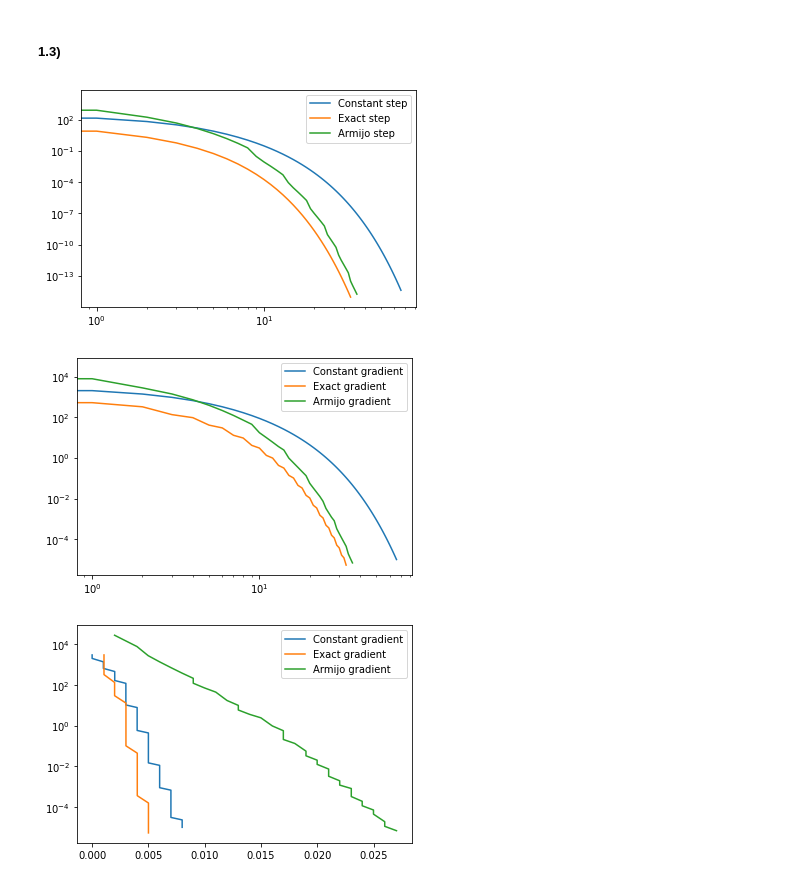
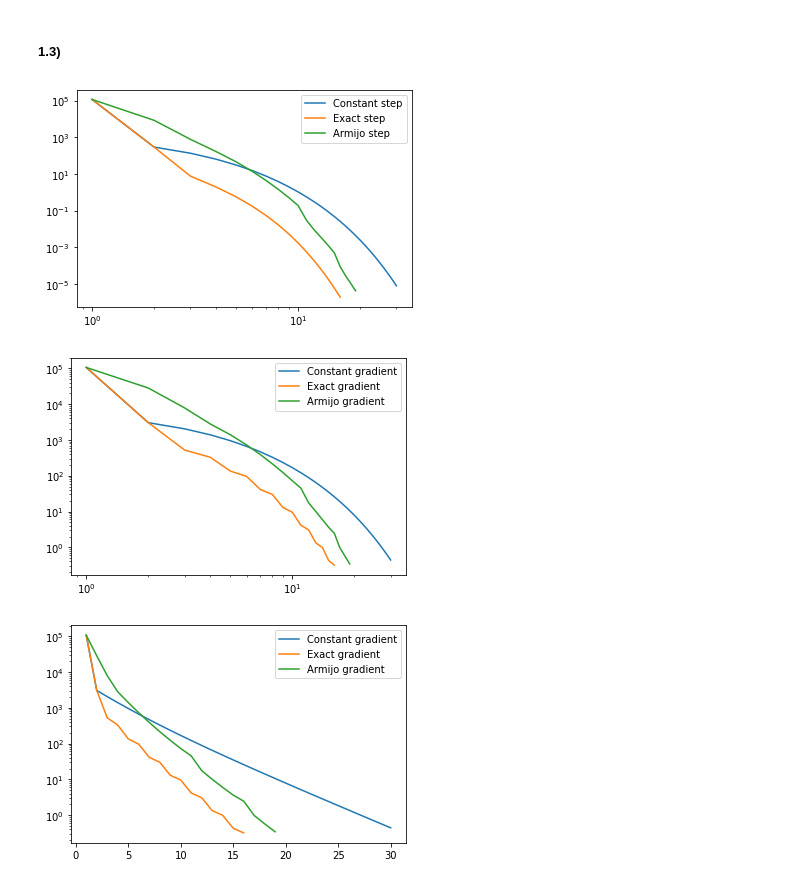
Before and after one commit to OfekGlick/Homework, a Jupyter notebook: NLM/NLM_EX_4.ipynb, the cells around one changed output. Cells and saved outputs as stored; diff of their text form; code cells hidden in the pictures.

Commit message:
NLM: fixed plotting issue

```diff
--- a/NLM/NLM_EX_4.ipynb
+++ b/NLM/NLM_EX_4.ipynb
@@ -32,3 +8,25 @@ def generic_grad(f, gf, lsearch, x0, eps):
+# %%
+def generic_grad(f, gf, lsearch, x0, eps):
+    fs = []
+    gs = []
+    ts = []
+    start = time()
+    x_k = x0
+    fs.append(f(x_k))
+    gs.append(np.linalg.norm(gf(x_k)))
+    ts.append(time()-start)
+    while True:
+        t = lsearch(f, x_k, gf(x_k))
+        x_k_1 = x_k - t * gf(x_k)
+        fs.append(f(x_k_1))
+        gs.append(np.linalg.norm(gf(x_k_1)))
+        ts.append(time()-start)
+        if abs(f(x_k)-f(x_k_1)) <= eps:
+            break
+        x_k = x_k_1
+    fs = np.concatenate(fs, axis=0)
+    gs = np.array(gs)
+    return x_k_1, fs, gs, ts
 # %% [markdown]
 ##### 1.2)
 # %%
@@ -75,24 +79,24 @@ x3, fs3, gs3, ts3 = generic_grad(f,gf,back(0.5,0.5,1),x0, 10**-5)
 # %%
-plt.loglog(fs1, label="Constant step")
-plt.loglog(fs2, label="Exact step")
-plt.loglog(fs3, label="Armijo step")
+plt.loglog(np.linspace(1,len(ts1),len(ts1)),fs1, label="Constant step")
+plt.loglog(np.linspace(1,len(ts2),len(ts2)),fs2, label="Exact step")
+plt.loglog(np.linspace(1,len(ts3),len(ts3)),fs3, label="Armijo step")
 plt.legend()
 plt.show()
 # %% [output]
-[figure, old version]
+[figure, new version]
 # %%
-plt.loglog(gs1, label="Constant gradient")
-plt.loglog(gs2, label="Exact gradient")
-plt.loglog(gs3, label="Armijo gradient")
+plt.loglog(np.linspace(1,len(ts1),len(ts1)),gs1, label="Constant gradient")
+plt.loglog(np.linspace(1,len(ts2),len(ts2)),gs2, label="Exact gradient")
+plt.loglog(np.linspace(1,len(ts3),len(ts3)),gs3, label="Armijo gradient")
 plt.legend()
 plt.show()
 # %% [output]
-[figure, old version]
+[figure, new version]
 # %%
-plt.semilogy(ts1,gs1, label = "Constant gradient")
-plt.semilogy(ts2,gs2, label = "Exact gradient")
-plt.semilogy(ts3,gs3, label = "Armijo gradient")
+plt.semilogy(np.linspace(1,len(ts1),len(ts1)), gs1, label="Constant gradient")
+plt.semilogy(np.linspace(1,len(ts2),len(ts2)), gs2, label="Exact gradient")
+plt.semilogy(np.linspace(1,len(ts3),len(ts3)), gs3, label="Armijo gradient")
 plt.legend()
 plt.show()
 # %% [output]
-[figure, old version]
+[figure, new version]
```
Also changed, not shown: parts of 8 cells of this notebook.
